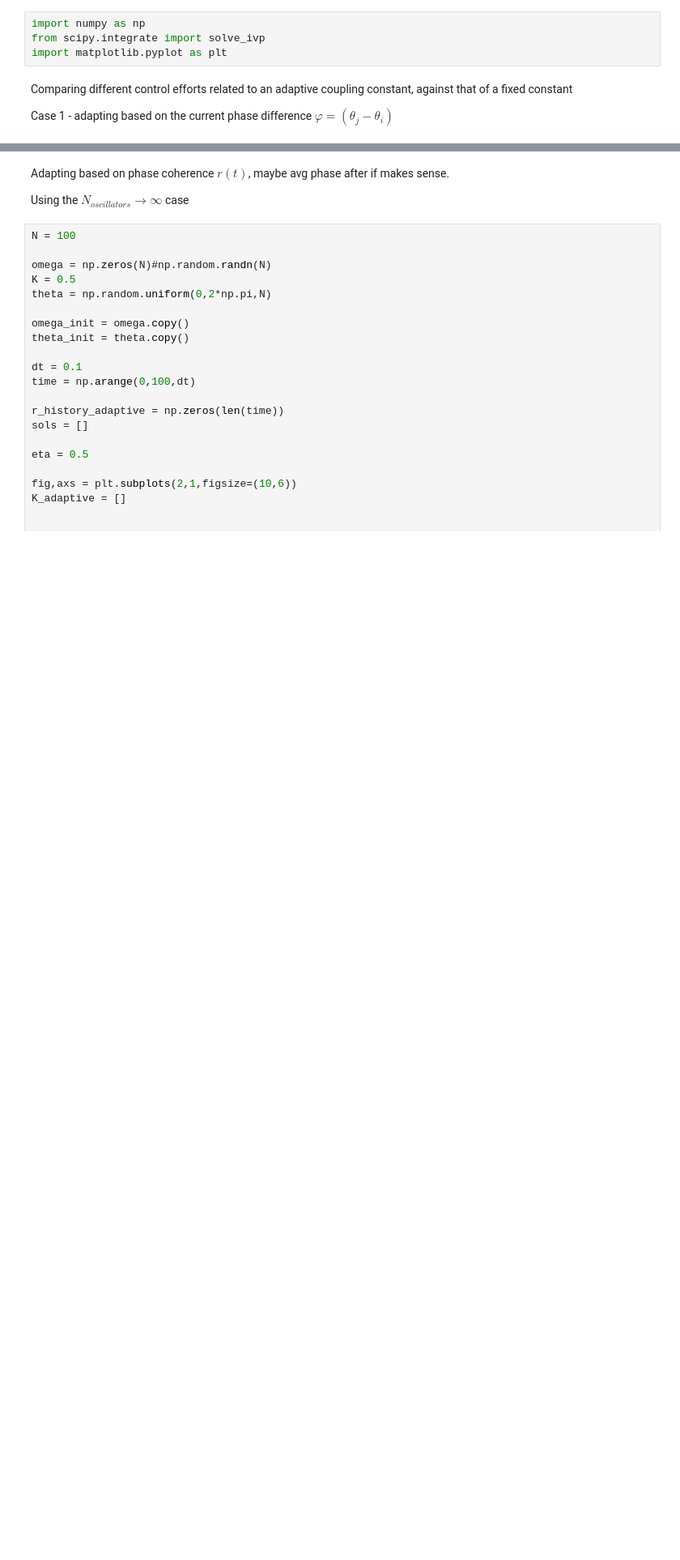
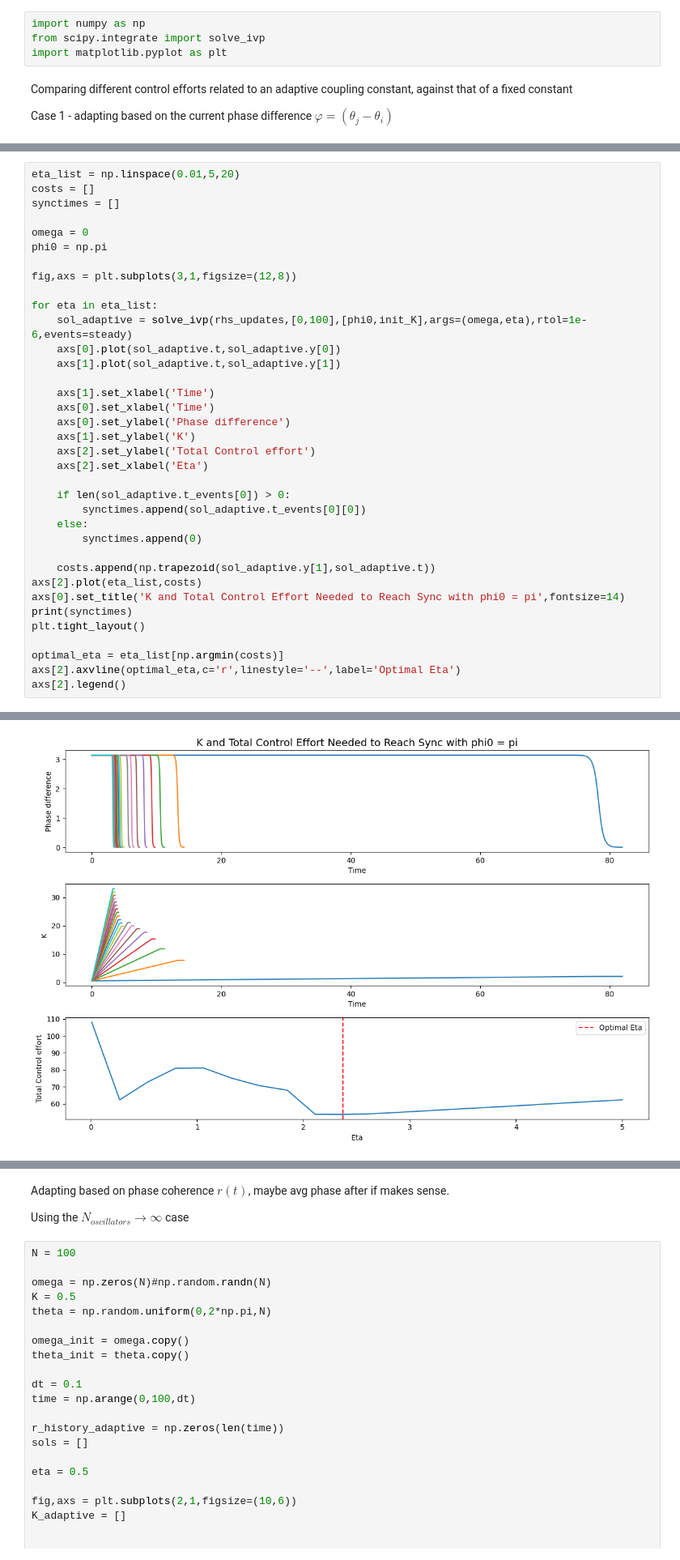
Before and after one commit to Group-14-MDM2/metronome_syncing, a Jupyter notebook: adaptive-kuramoto.ipynb, the cells around one changed output, grey strips where cells are left out. Shown at 81% size. Saved outputs shown, nothing was run; the diff lists cells and outputs as text; blank space fills up the shorter version.

Commit message:
adaptive tests

```diff
--- a/adaptive-kuramoto.ipynb
+++ b/adaptive-kuramoto.ipynb
@@ -73,0 +74,37 @@ for phi0 in init_phi:
+# %%
+eta_list = np.linspace(0.01,5,20)
+costs = []
+synctimes = []
+
+omega = 0
+phi0 = np.pi
+
+fig,axs = plt.subplots(3,1,figsize=(12,8))
+
+for eta in eta_list:
+    sol_adaptive = solve_ivp(rhs_updates,[0,100],[phi0,init_K],args=(omega,eta),rtol=1e-6,events=steady)
+    axs[0].plot(sol_adaptive.t,sol_adaptive.y[0])
+    axs[1].plot(sol_adaptive.t,sol_adaptive.y[1])
+
+    axs[1].set_xlabel('Time')
+    axs[0].set_xlabel('Time')
+    axs[0].set_ylabel('Phase difference')
+    axs[1].set_ylabel('K')
+    axs[2].set_ylabel('Total Control effort')
+    axs[2].set_xlabel('Eta')
+
+    if len(sol_adaptive.t_events[0]) > 0:
+        synctimes.append(sol_adaptive.t_events[0][0])
+    else:
+        synctimes.append(0)
+
+    costs.append(np.trapezoid(sol_adaptive.y[1],sol_adaptive.t))
+axs[2].plot(eta_list,costs)
+axs[0].set_title('K and Total Control Effort Needed to Reach Sync with phi0 = pi',fontsize=14)
+print(synctimes)
+plt.tight_layout()
+
+optimal_eta = eta_list[np.argmin(costs)]
+axs[2].axvline(optimal_eta,c='r',linestyle='--',label='Optimal Eta')
+axs[2].legend()
+# %% [output]
@@ -73,0 +113 @@ for phi0 in init_phi:
+[figure, added]
```
Also changed, not shown: parts of 6 cells of this notebook.
